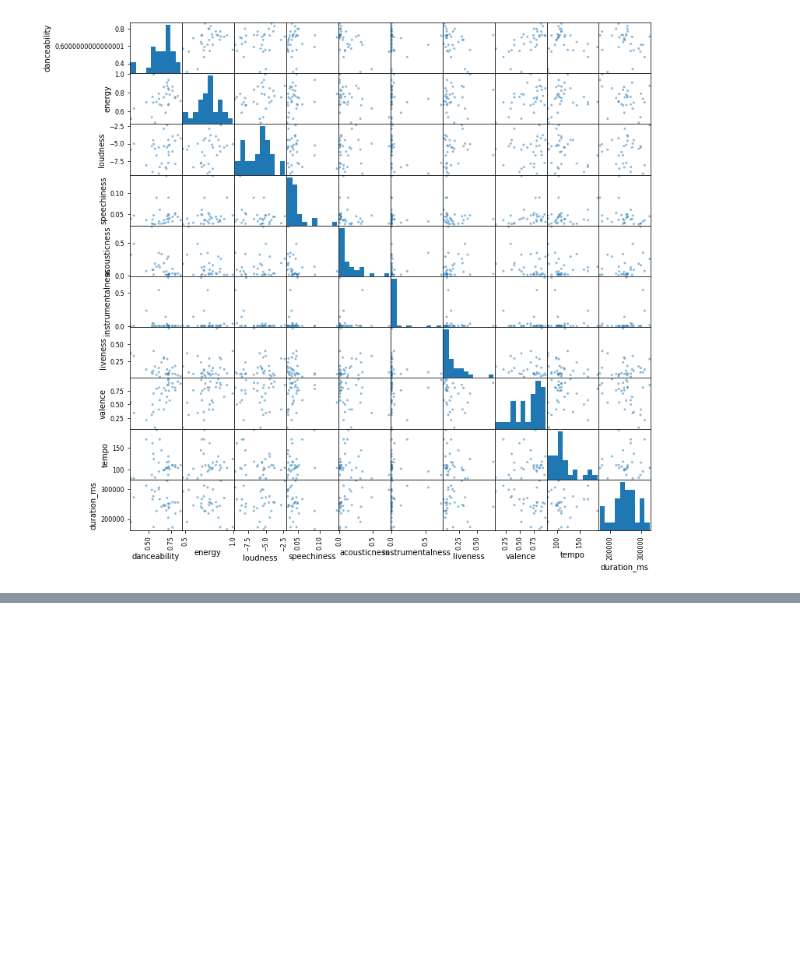
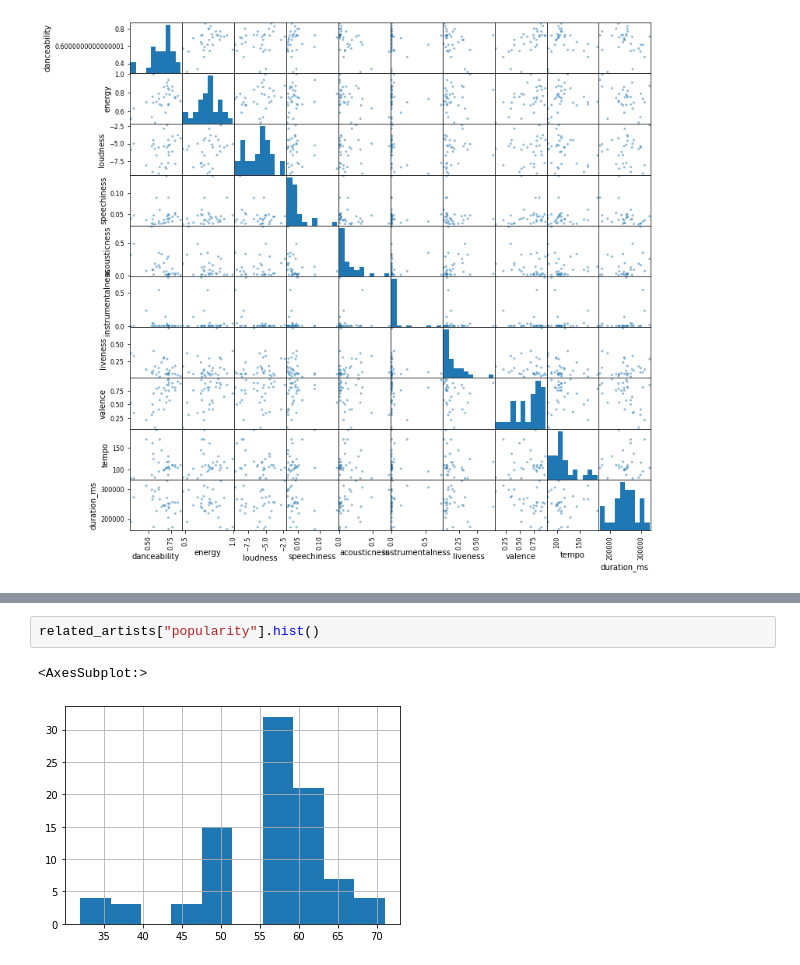
Before and after one commit to flyin01/tidy_tuesday, a Jupyter notebook: spice_girls_2021_12_14.ipynb, the cells around one changed output, grey strips where cells are left out. Drawn from its saved outputs; the diff is of its cells as text; blank space fills up the shorter version.

```diff
--- a/spice_girls_2021_12_14.ipynb
+++ b/spice_girls_2021_12_14.ipynb
@@ -267,0 +327,5 @@ plt.show()
+# %%
+related_artists["popularity"].hist()
+# %% [output]
+<AxesSubplot:>
+[figure, added]
```
Also changed, not shown: parts of 13 cells of this notebook.
